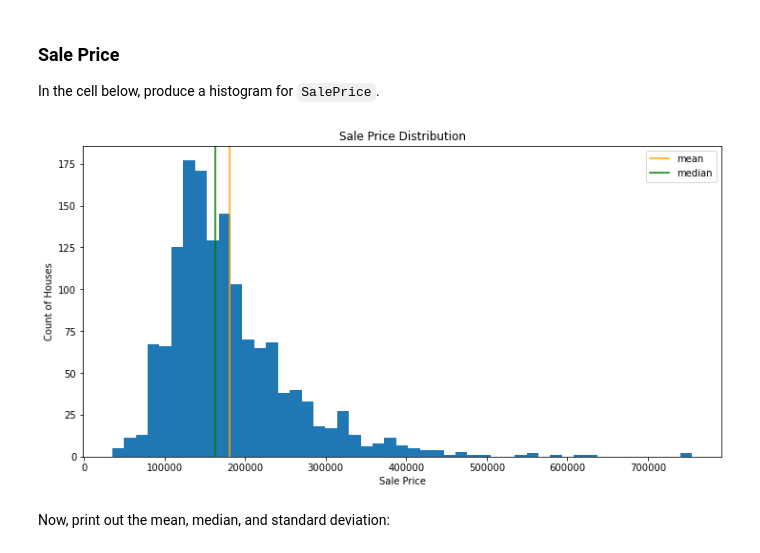
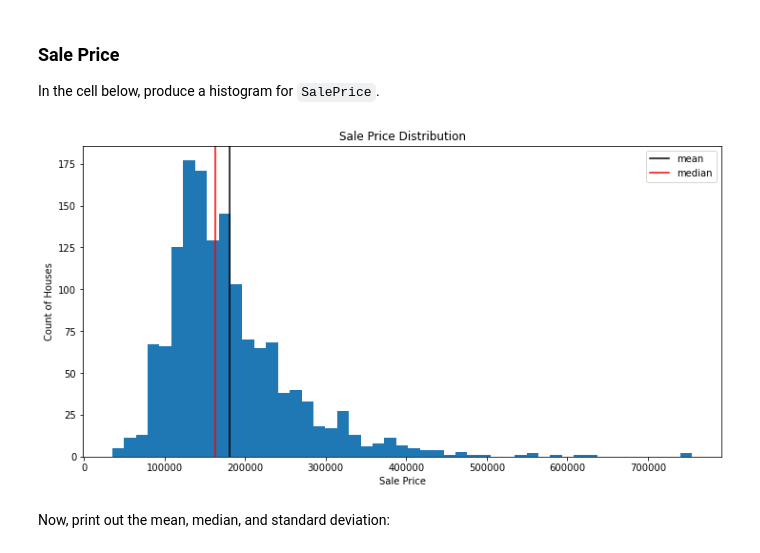
Before and after one commit to nkevin90/dsc-pandas-eda-lab, a Jupyter notebook: index.ipynb, the cells around one changed output. Cells and saved outputs as stored; diff of their text form; code cells hidden in the pictures.

```diff
--- a/index.ipynb
+++ b/index.ipynb
@@ -177,18 +177,18 @@ In the cell below, produce a histogram for `SalePrice`.
 # %%
 # Your code here
 fig,ax=plt.subplots(figsize=(12,6))
 data=df['SalePrice']
 mean=data.mean()
 median=data.median()
-ax.axvline(mean, c="orange",label='mean')
-ax.axvline(median, c="green",label='median')
+ax.axvline(mean, c="black",label='mean')
+ax.axvline(median, c="red",label='median')
 ax.set_ylabel('Count of Houses')
 ax.set_xlabel('Sale Price')
 ax.set_title('Sale Price Distribution')
 ax.legend()
 ax.hist(df['SalePrice'],bins='auto');
 # %% [output]
-[figure, old version]
+[figure, new version]
 # %% [markdown]
 Now, print out the mean, median, and standard deviation:
 # %%
```
Also changed, not shown: parts of 8 cells of this notebook.
